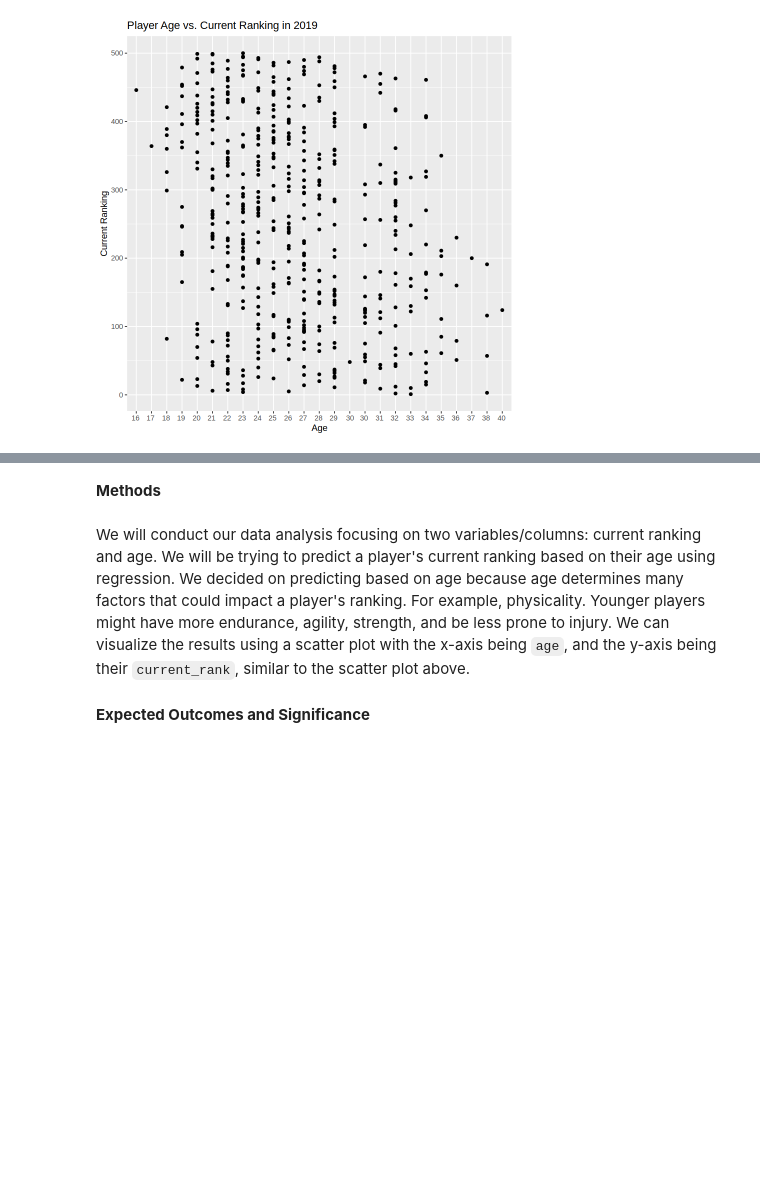
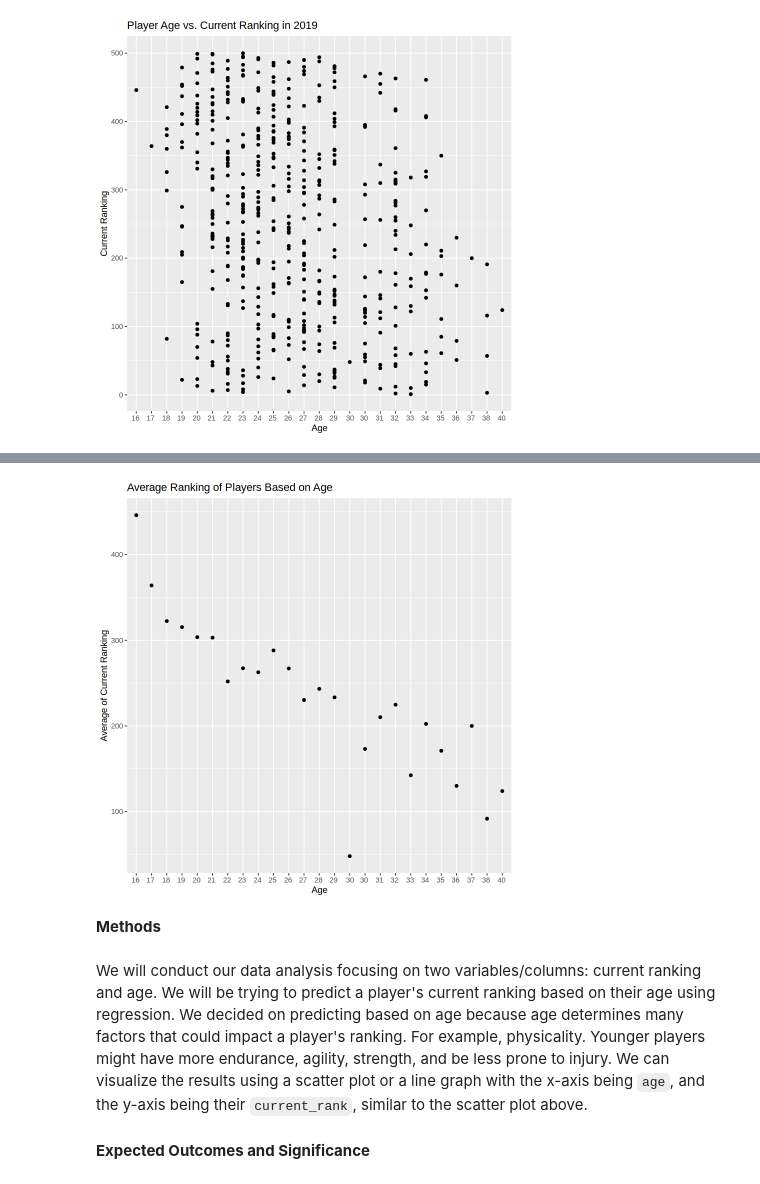
Before and after one commit to HaileyFu/dsci100_group33_project, a Jupyter notebook: project_proposal.ipynb, the cells around one changed output, grey strips where cells are left out. Saved outputs shown, nothing was run; the diff lists cells and outputs as text; code cells hidden in the pictures; blank space fills up the shorter version.

```diff
--- a/project_proposal.ipynb
+++ b/project_proposal.ipynb
@@ -86,7 +86,7 @@ A tibble: 500 × 3
 # %% [markdown]
 After careful inspection, we concluded that this dataset is from four years ago (Nadal is 37 this year, not 33). We see that John Millman's `age` is not available, since he is 34 years old this year, we can replace the `NA` in his age with his age four years ago, which is 30. There are also multiple `NA` in the `current_rank` column, so we can also fill those in using the website where the dataset was from.
 # %%
-player_stats_complete <- player_stats_renamed|>
+player_stats_complete <- player_stats_rename|>
     mutate(age = ifelse(is.na(age), 30, age))|>
     mutate(current_rank = ifelse(is.na(current_rank),
                              case_when(
@@ -129,0 +132,5 @@ player_stats_plot
+# %%
+avg_current_rank <- player_stats_complete|>
+group_by(age)|>
+summarize(current_rank = mean(current_rank))
+avg_current_rank
@@ -130,7 +157,19 @@ player_stats_plot
+# %%
+avg_rank_plot <- avg_current_rank|>
+    ggplot(aes(x = age, y = current_rank))+
+    geom_point()+
+    labs(x = "Age", y = "Average of Current Ranking")+
+    ggtitle("Average Ranking of Players Based on Age")
+
+avg_rank_plot
+# %% [output]
+[figure, added]
 # %% [markdown]
 **Methods**
 # %% [markdown]
-We will conduct our data analysis focusing on two variables/columns: current ranking and age. We will be trying to predict a player's current ranking based on their age using regression. We decided on predicting based on age because age determines many factors that could impact a player's ranking. For example, physicality. Younger players might have more endurance, agility, strength, and be less prone to injury. We can visualize the results using a scatter plot with the x-axis being `age`, and the y-axis being their `current_rank`, similar to the scatter plot above.
+
+
+We will conduct our data analysis focusing on two variables/columns: current ranking and age. We will be trying to predict a player's current ranking based on their age using regression. We decided on predicting based on age because age determines many factors that could impact a player's ranking. For example, physicality. Younger players might have more endurance, agility, strength, and be less prone to injury. We can visualize the results using a scatter plot or a line graph with the x-axis being `age`, and the y-axis being their `current_rank`, similar to the scatter plot above.
 # %% [markdown]
 **Expected Outcomes and Significance**
 # %% [markdown]
```
Also changed, not shown: parts of 3 cells of this notebook.
